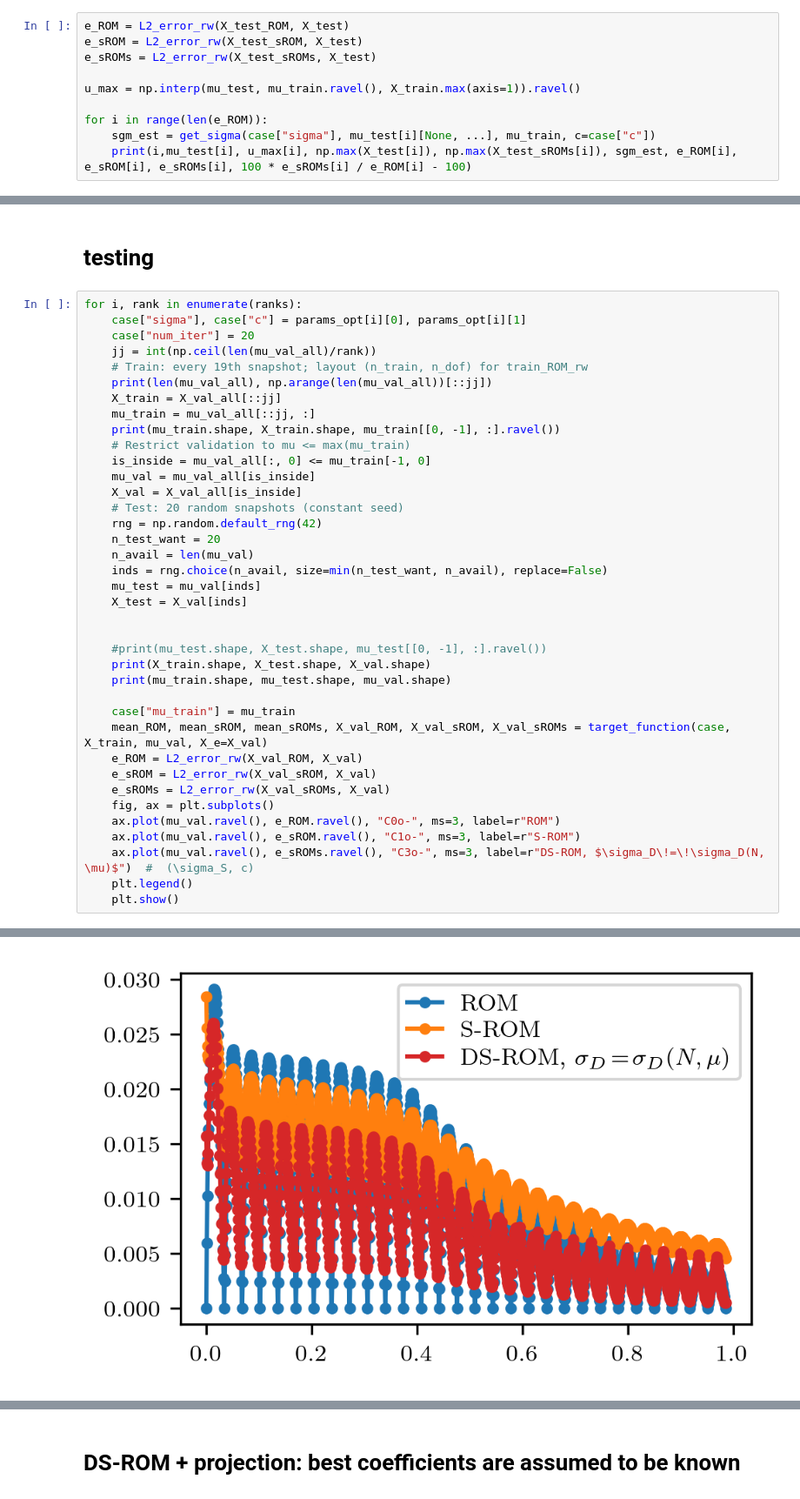
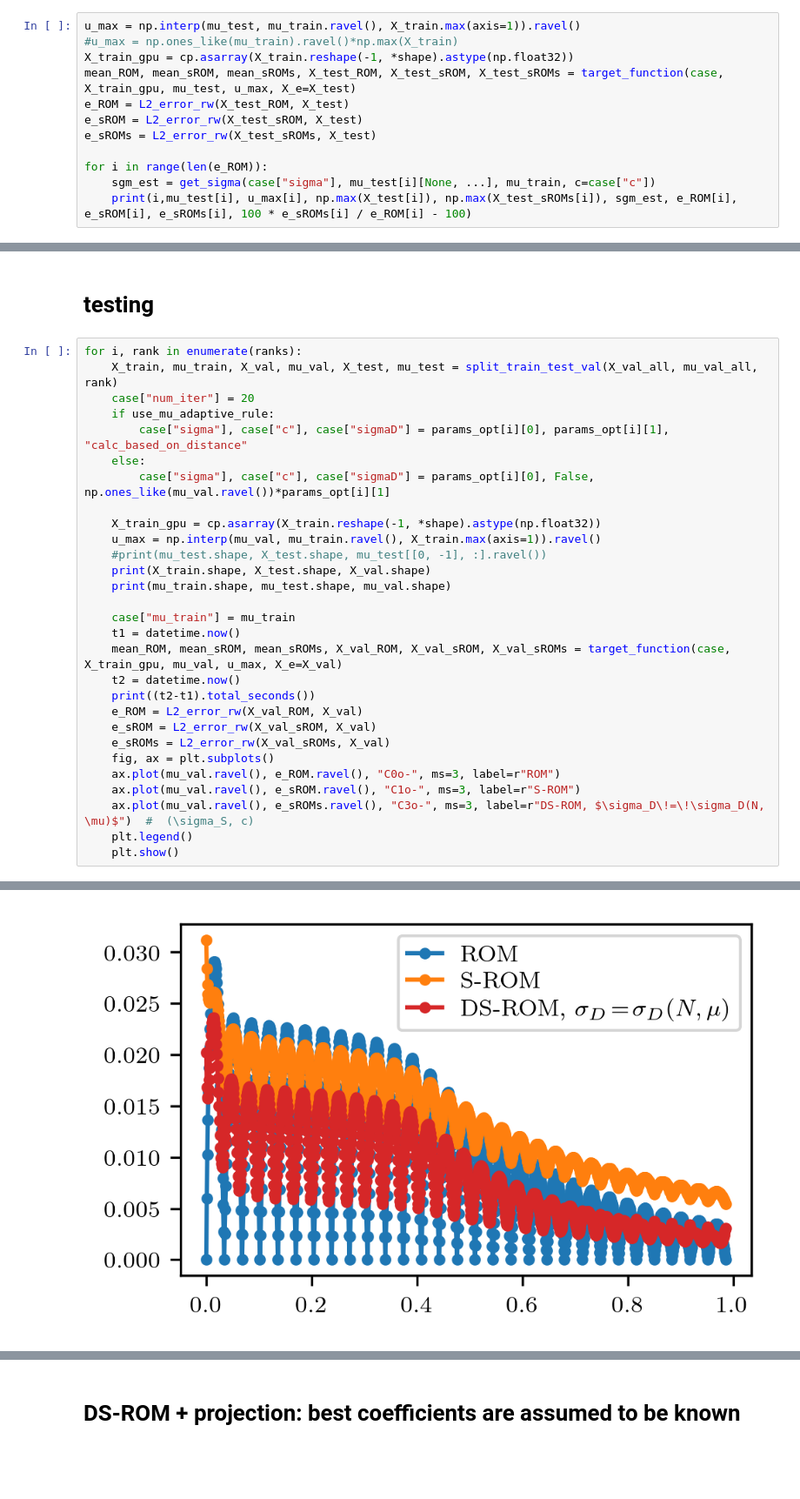
Before and after one commit to flabowski/POD-ROM-and-gaussian-convolution, a Jupyter notebook: notebooks/DS_ROM_Burgers2D.ipynb, the cells around one changed output, grey strips where cells are left out. Shown at 87% size. Drawn from its saved outputs; the diff is of its cells as text; blank space fills up the shorter version.

```diff
--- a/notebooks/DS_ROM_Burgers2D.ipynb
+++ b/notebooks/DS_ROM_Burgers2D.ipynb
@@ -195,10 +160,12 @@ mean_ROM, mean_sROM, mean_sROMs, X_test_ROM, X_test_sROM, X_test_sROMs = target_
 # %%
+u_max = np.interp(mu_test, mu_train.ravel(), X_train.max(axis=1)).ravel()
+#u_max = np.ones_like(mu_train).ravel()*np.max(X_train)
+X_train_gpu = cp.asarray(X_train.reshape(-1, *shape).astype(np.float32))
+mean_ROM, mean_sROM, mean_sROMs, X_test_ROM, X_test_sROM, X_test_sROMs = target_function(case, X_train_gpu, mu_test, u_max, X_e=X_test)
 e_ROM = L2_error_rw(X_test_ROM, X_test)
 e_sROM = L2_error_rw(X_test_sROM, X_test)
 e_sROMs = L2_error_rw(X_test_sROMs, X_test)
 
-u_max = np.interp(mu_test, mu_train.ravel(), X_train.max(axis=1)).ravel()
-
 for i in range(len(e_ROM)):
     sgm_est = get_sigma(case["sigma"], mu_test[i][None, ...], mu_train, c=case["c"])
     print(i,mu_test[i], u_max[i], np.max(X_test[i]), np.max(X_test_sROMs[i]), sgm_est, e_ROM[i], e_sROM[i], e_sROMs[i], 100 * e_sROMs[i] / e_ROM[i] - 100)
@@ -422,33 +304,24 @@ DIRECT result: [0.00420741 0.24074074] mean_sROMs (min) = 0.0009009481592396467
 # testing
 # %%
 for i, rank in enumerate(ranks):
-    case["sigma"], case["c"] = params_opt[i][0], params_opt[i][1]
+    X_train, mu_train, X_val, mu_val, X_test, mu_test = split_train_test_val(X_val_all, mu_val_all, rank)
     case["num_iter"] = 20
-    jj = int(np.ceil(len(mu_val_all)/rank))
-    # Train: every 19th snapshot; layout (n_train, n_dof) for train_ROM_rw
-    print(len(mu_val_all), np.arange(len(mu_val_all))[::jj])
-    X_train = X_val_all[::jj]
-    mu_train = mu_val_all[::jj, :]
-    print(mu_train.shape, X_train.shape, mu_train[[0, -1], :].ravel())
-    # Restrict validation to mu <= max(mu_train)
-    is_inside = mu_val_all[:, 0] <= mu_train[-1, 0]
-    mu_val = mu_val_all[is_inside]
-    X_val = X_val_all[is_inside]
-    # Test: 20 random snapshots (constant seed)
-    rng = np.random.default_rng(42)
-    n_test_want = 20
-    n_avail = len(mu_val)
-    inds = rng.choice(n_avail, size=min(n_test_want, n_avail), replace=False)
-    mu_test = mu_val[inds]
-    X_test = X_val[inds]
+    if use_mu_adaptive_rule:
+        case["sigma"], case["c"], case["sigmaD"] = params_opt[i][0], params_opt[i][1], "calc_based_on_distance"
+    else:
+        case["sigma"], case["c"], case["sigmaD"] = params_opt[i][0], False, np.ones_like(mu_val.ravel())*params_opt[i][1]
 
-
+    X_train_gpu = cp.asarray(X_train.reshape(-1, *shape).astype(np.float32))
+    u_max = np.interp(mu_val, mu_train.ravel(), X_train.max(axis=1)).ravel()
     #print(mu_test.shape, X_test.shape, mu_test[[0, -1], :].ravel())
     print(X_train.shape, X_test.shape, X_val.shape)
     print(mu_train.shape, mu_test.shape, mu_val.shape)
 
     case["mu_train"] = mu_train
-    mean_ROM, mean_sROM, mean_sROMs, X_val_ROM, X_val_sROM, X_val_sROMs = target_function(case, X_train, mu_val, X_e=X_val)
+    t1 = datetime.now()
+    mean_ROM, mean_sROM, mean_sROMs, X_val_ROM, X_val_sROM, X_val_sROMs = target_function(case, X_train_gpu, mu_val, u_max, X_e=X_val)
+    t2 = datetime.now()
+    print((t2-t1).total_seconds())
     e_ROM = L2_error_rw(X_val_ROM, X_val)
     e_sROM = L2_error_rw(X_val_sROM, X_val)
     e_sROMs = L2_error_rw(X_val_sROMs, X_val)
@@ -481 +352 @@ for i, rank in enumerate(ranks):
-[figure, old version]
+[figure, new version]
```
Also changed, not shown: parts of 16 cells of this notebook.
